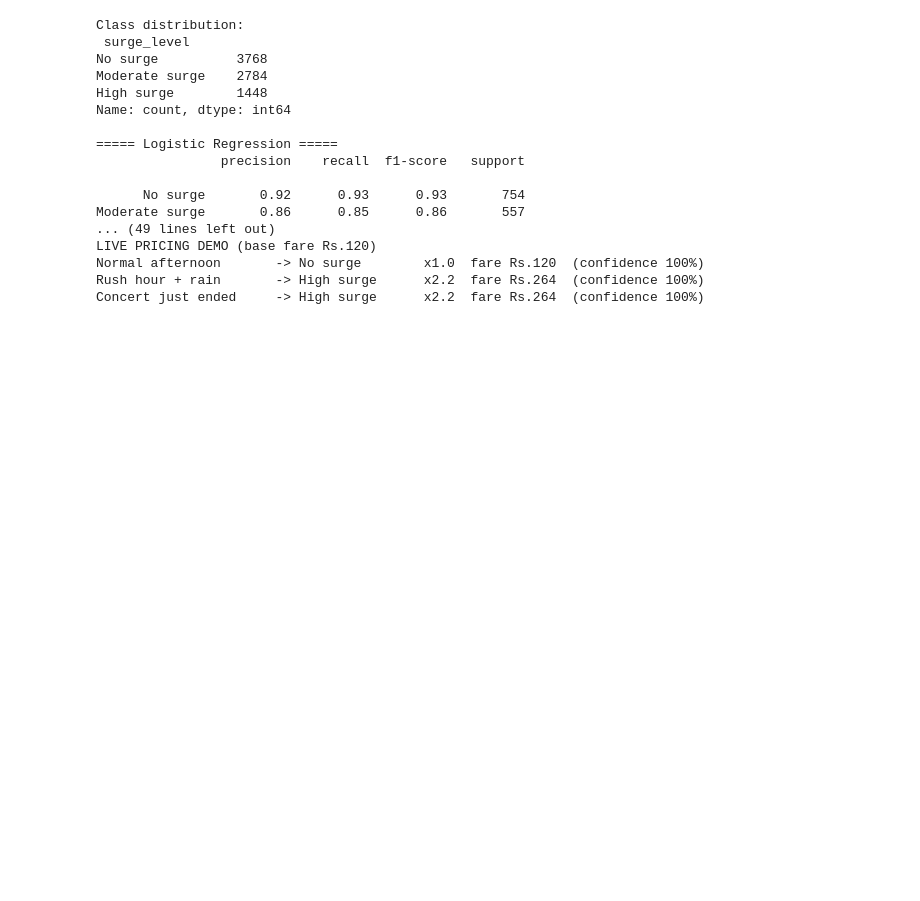
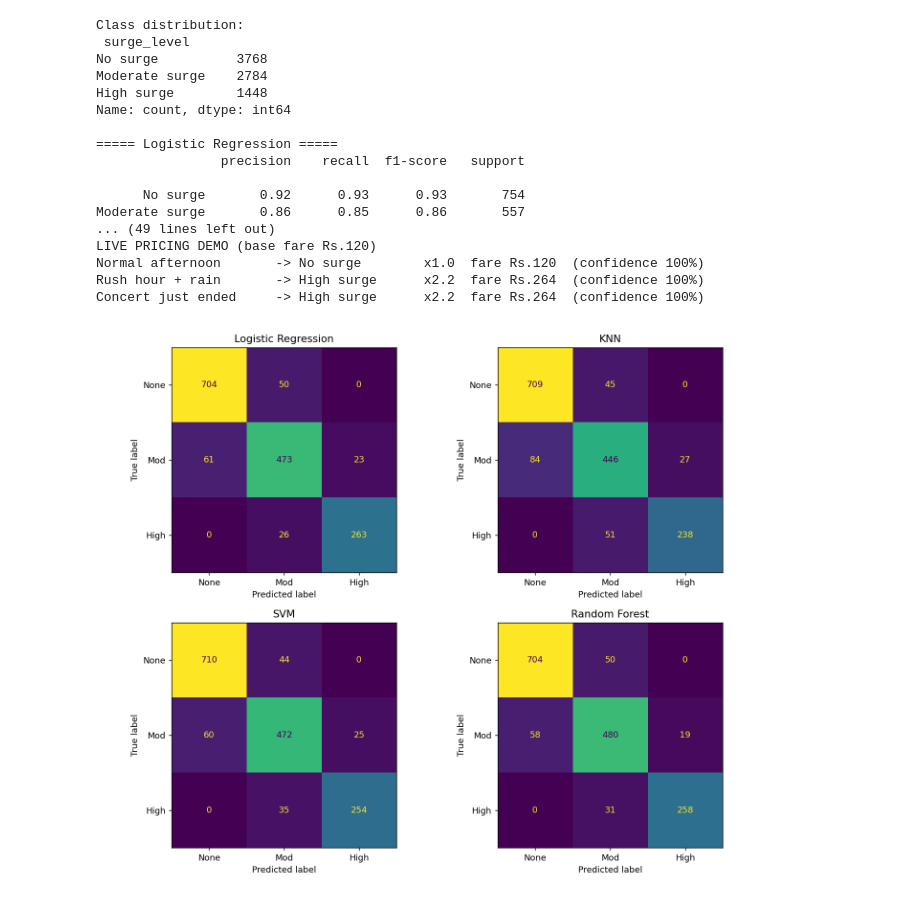
Before and after one commit to pratiksha297/Real-time-surge-, a Jupyter notebook: Welcome_To_Colab.ipynb, the cells around one changed output. Cells and saved outputs as stored; diff of their text form; code cells hidden in the pictures; blank space fills up the shorter version.

```diff
--- a/Welcome_To_Colab.ipynb
+++ b/Welcome_To_Colab.ipynb
@@ -181,3 +181,10 @@ LIVE PRICING DEMO (base fare Rs.120)
 Normal afternoon       -> No surge        x1.0  fare Rs.120  (confidence 100%)
 Rush hour + rain       -> High surge      x2.2  fare Rs.264  (confidence 100%)
 Concert just ended     -> High surge      x2.2  fare Rs.264  (confidence 100%)
+# %%
+from IPython.display import Image, display
+
+# Display the saved confusion matrices plot
+display(Image('/content/confusion_matrices.png'))
+# %% [output]
+[figure, added]
```
